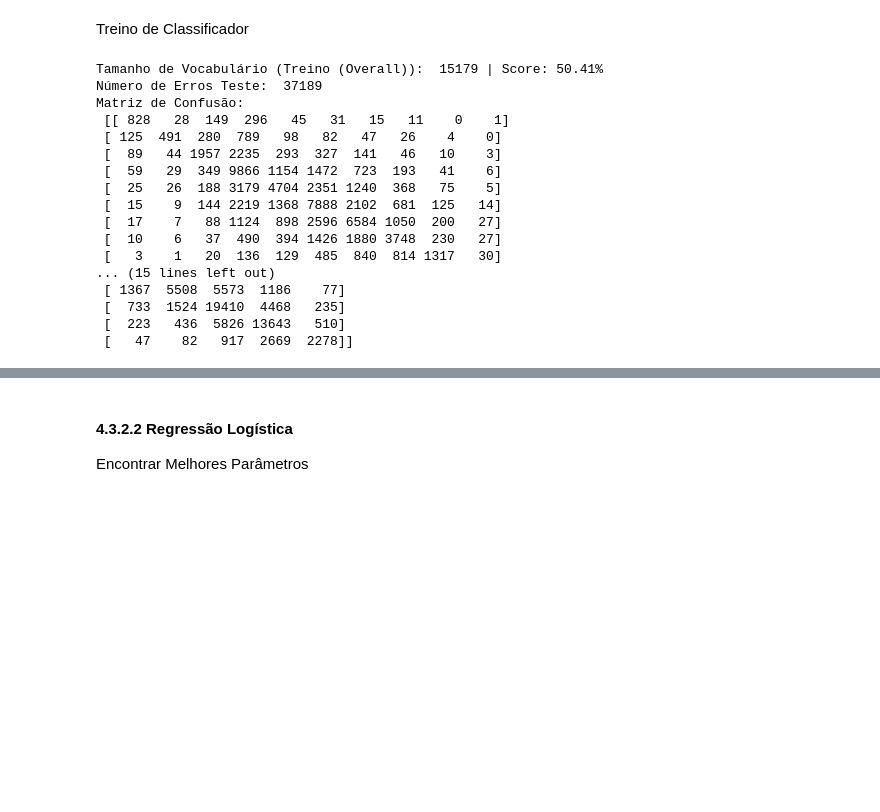
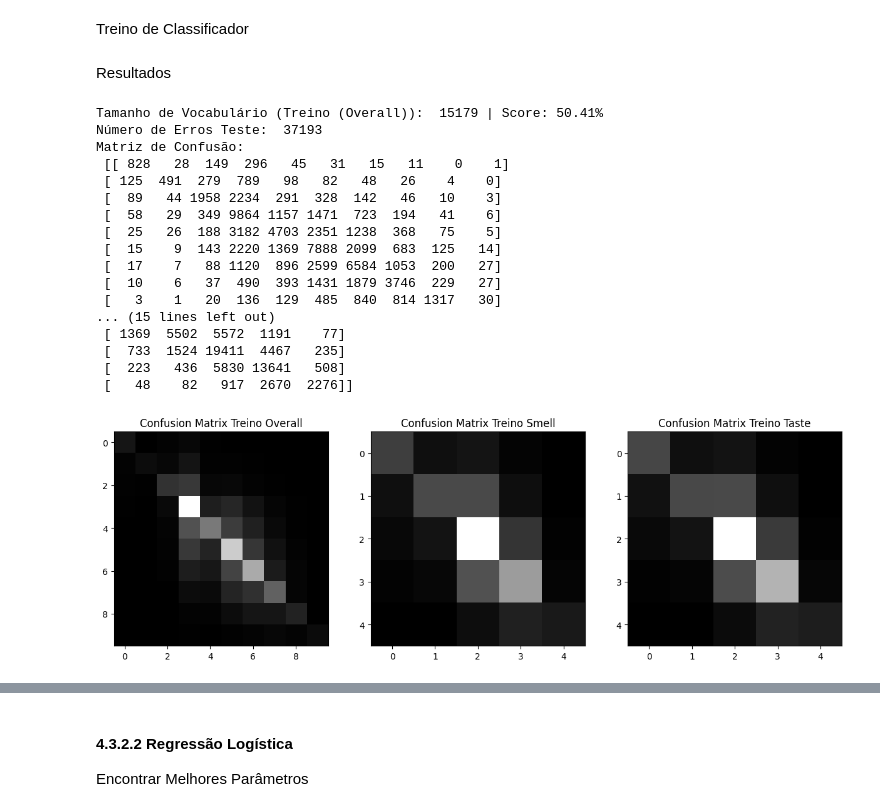
Before and after one commit to DuarteGoncalves04/aa-repo, a Jupyter notebook: Projeto/A46484.ipynb, the cells around one changed output, grey strips where cells are left out. Cells and saved outputs as stored; diff of their text form; code cells hidden in the pictures; blank space fills up the shorter version.

```diff
--- a/Projeto/A46484.ipynb
+++ b/Projeto/A46484.ipynb
@@ -805,35 +810,44 @@ Finalmente em relação ao taste, mais uma vez se demonstra uma melhor, apesar d
 # %% [markdown]
 Treino de Classificador
 # %%
-SVM_Classifier(X1,overall_train, 'l1', 1.0, 'multi/svm/modeloLinearSVC_test_overall')
-SVM_Classifier(X1,smell_train, 'l1', 1.0, 'multi/svm/modeloLinearSVC_test_smell')
-SVM_Classifier(X1,taste_train, 'l1', 1.0, 'multi/svm/modeloLinearSVC_test_taste')
+SVM_Classifier(X1,overall_train, 'l1', 1.0, 'multi/svm/modeloLinearSVC_train_overall')
+SVM_Classifier(X1,smell_train, 'l1', 1.0, 'multi/svm/modeloLinearSVC_train_smell')
+SVM_Classifier(X1,taste_train, 'l1', 1.0, 'multi/svm/modeloLinearSVC_train_taste')
 
-svm_ts_overall = loadFile("Dados/multi/svm/modeloLinearSVC_test_overall")
-svm_ts_smell = loadFile("Dados/multi/svm/modeloLinearSVC_test_smell")
-svm_ts_taste = loadFile("Dados/multi/svm/modeloLinearSVC_test_taste")
-
-Results(tokens_train,svm_ts_overall,X1,overall_train,"Treino (Overall)")
-Results(tokens_train,svm_ts_smell,X1,smell_train,"Treino (Smell)")
-Results(tokens_train,svm_ts_taste,X1,taste_train,"Treino (Taste)")
+svm_ts_overall = loadFile("Dados/multi/svm/modeloLinearSVC_train_overall")
+svm_ts_smell = loadFile("Dados/multi/svm/modeloLinearSVC_train_smell")
+svm_ts_taste = loadFile("Dados/multi/svm/modeloLinearSVC_train_taste")
-# %% [output]
-Tamanho de Vocabulário (Treino (Overall)):  15179 | Score: 50.41%
-Número de Erros Teste:  37189
-Matriz de Confusão:
- [[ 828   28  149  296   45   31   15   11    0    1]
- [ 125  491  280  789   98   82   47   26    4    0]
- [  89   44 1957 2235  293  327  141   46   10    3]
- [  59   29  349 9866 1154 1472  723  193   41    6]
- [  25   26  188 3179 4704 2351 1240  368   75    5]
- [  15    9  144 2219 1368 7888 2102  681  125   14]
- [  17    7   88 1124  898 2596 6584 1050  200   27]
- [  10    6   37  490  394 1426 1880 3748  230   27]
- [   3    1   20  136  129  485  840  814 1317   30]
-... (15 lines left out)
- [ 1367  5508  5573  1186    77]
- [  733  1524 19410  4468   235]
- [  223   436  5826 13643   510]
- [   47    82   917  2669  2278]]
+# %% [markdown]
+Resultados
+# %%
+
+Results(tokens_train,svm_ts_overall,X1,overall_train,"Treino (Overall)")
+Results(tokens_train,svm_ts_smell,X1,smell_train,"Treino (Smell)")
+Results(tokens_train,svm_ts_taste,X1,taste_train,"Treino (Taste)")
+CM_overall = confusion_matrix(overall_train, svm_ts_overall.predict(X1))
+CM_smell = confusion_matrix(smell_train, svm_ts_smell.predict(X1))
+CM_taste = confusion_matrix(taste_train, svm_ts_taste.predict(X1))
+CM_tuple = ((CM_overall, "Treino Overall"), (CM_smell, "Treino Smell"), (CM_taste, "Treino Taste"))
+drawConfusionMatrix(CM_tuple)
+# %% [output]
+Tamanho de Vocabulário (Treino (Overall)):  15179 | Score: 50.41%
+Número de Erros Teste:  37193
+Matriz de Confusão:
+ [[ 828   28  149  296   45   31   15   11    0    1]
+ [ 125  491  279  789   98   82   48   26    4    0]
+ [  89   44 1958 2234  291  328  142   46   10    3]
+ [  58   29  349 9864 1157 1471  723  194   41    6]
+ [  25   26  188 3182 4703 2351 1238  368   75    5]
+ [  15    9  143 2220 1369 7888 2099  683  125   14]
+ [  17    7   88 1120  896 2599 6584 1053  200   27]
+ [  10    6   37  490  393 1431 1879 3746  229   27]
+ [   3    1   20  136  129  485  840  814 1317   30]
+... (15 lines left out)
+ [ 1369  5502  5572  1191    77]
+ [  733  1524 19411  4467   235]
+ [  223   436  5830 13641   508]
+ [   48    82   917  2670  2276]]
+[figure, added]
 # %%
 Results(tokens_test,svm_ts_overall,X2,overall_test,"Teste (Overall)")
 Results(tokens_test,svm_ts_smell,X2,smell_test,"Teste (Smell)")
```
Also changed, not shown: parts of 19 cells of this notebook, 33 other files.
